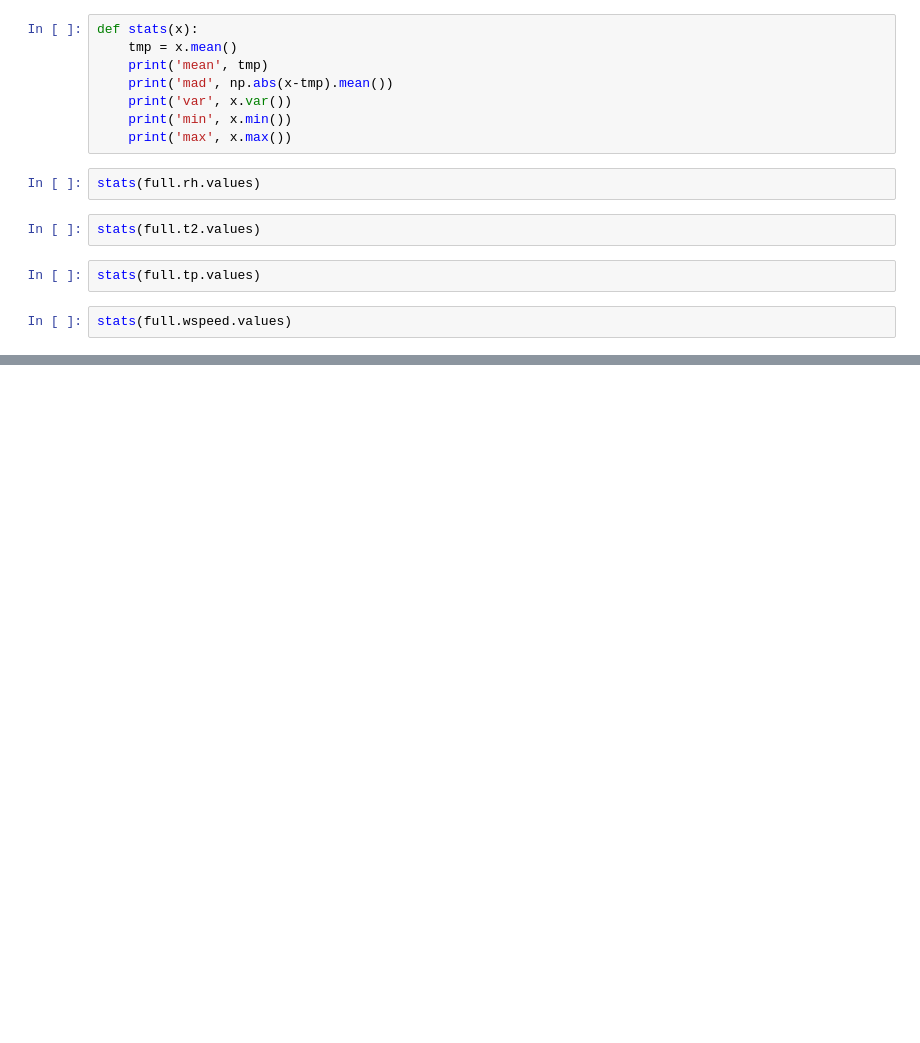
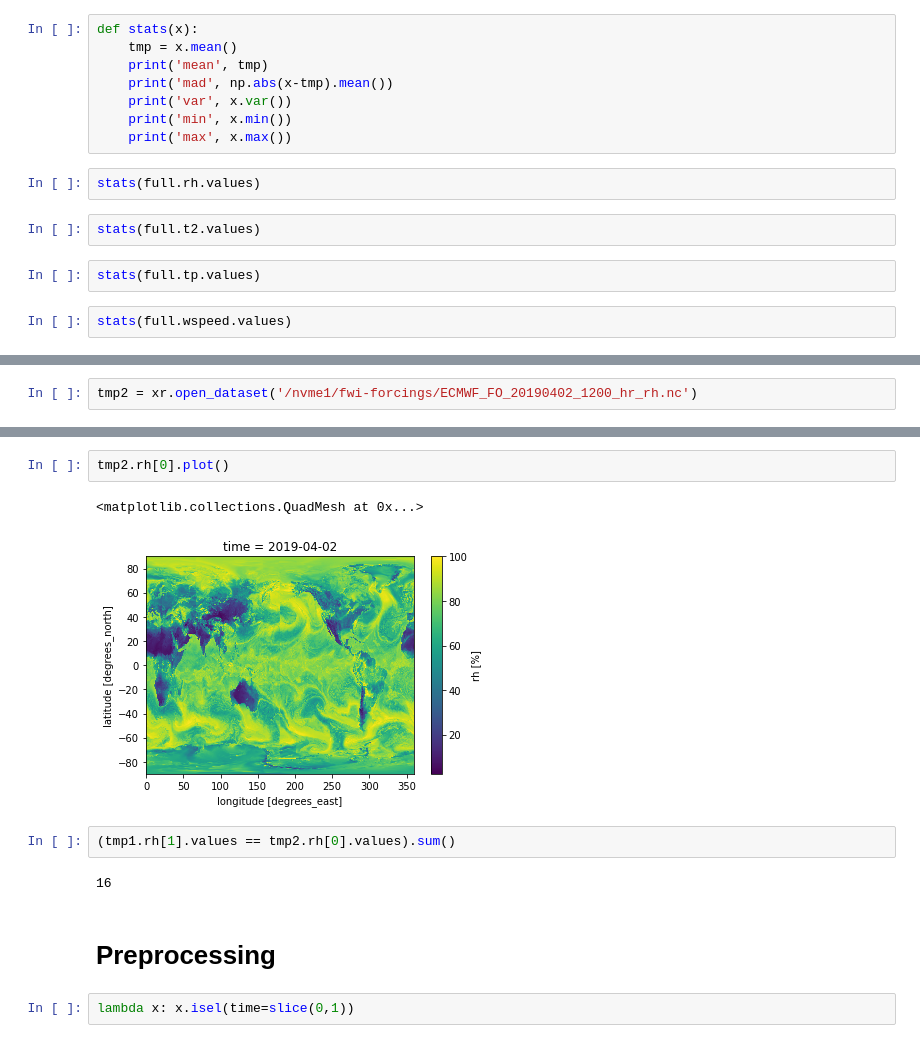
Before and after one commit to tejasvi/deepFWI, a Jupyter notebook: data/fwi_global/fwi_forcings.ipynb, the cells around one changed output, grey strips where cells are left out. Cells and saved outputs as stored; diff of their text form; blank space fills up the shorter version.

```diff
--- a/data/fwi_global/fwi_forcings.ipynb
+++ b/data/fwi_global/fwi_forcings.ipynb
@@ -154,0 +157,2 @@ stats(full.wspeed.values)
+# %%
+tmp2 = xr.open_dataset('/nvme1/fwi-forcings/ECMWF_FO_20190402_1200_hr_rh.nc')
@@ -154,0 +169,13 @@ stats(full.wspeed.values)
+# %%
+tmp2.rh[0].plot()
+# %% [output]
+<matplotlib.collections.QuadMesh at 0x...>
+[figure, added]
+# %%
+(tmp1.rh[1].values == tmp2.rh[0].values).sum()
+# %% [output]
+16
+# %% [markdown]
+# Preprocessing
+# %%
+lambda x: x.isel(time=slice(0,1))
```
Also changed, not shown: parts of 9 cells of this notebook, 4 other files.
